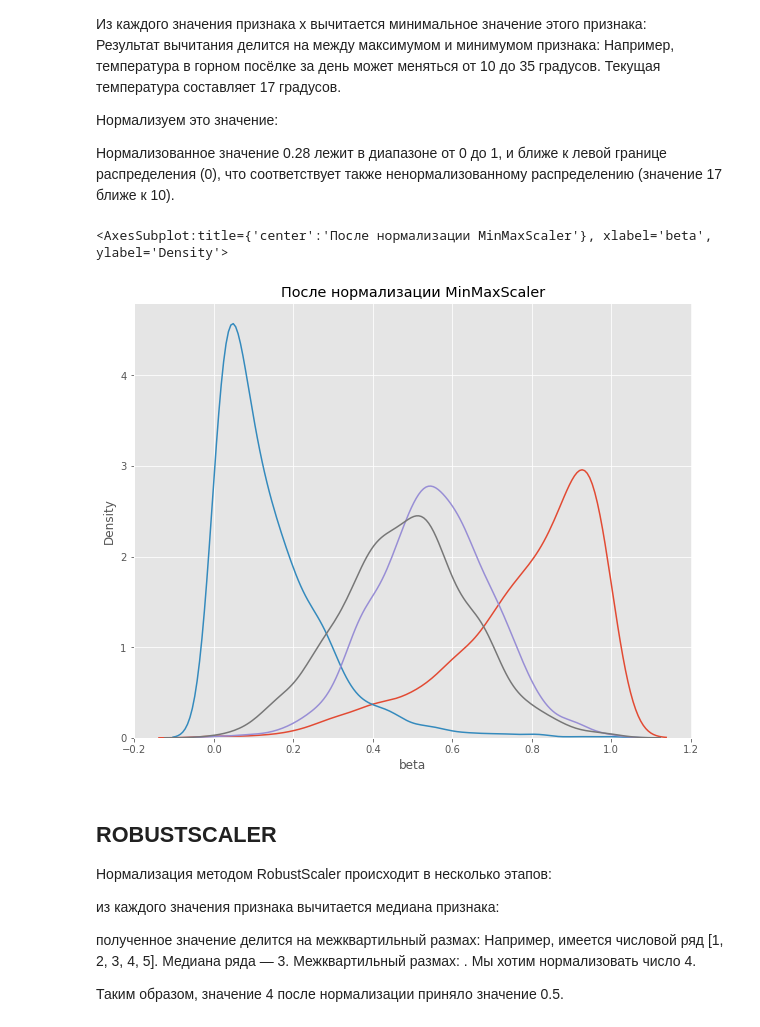
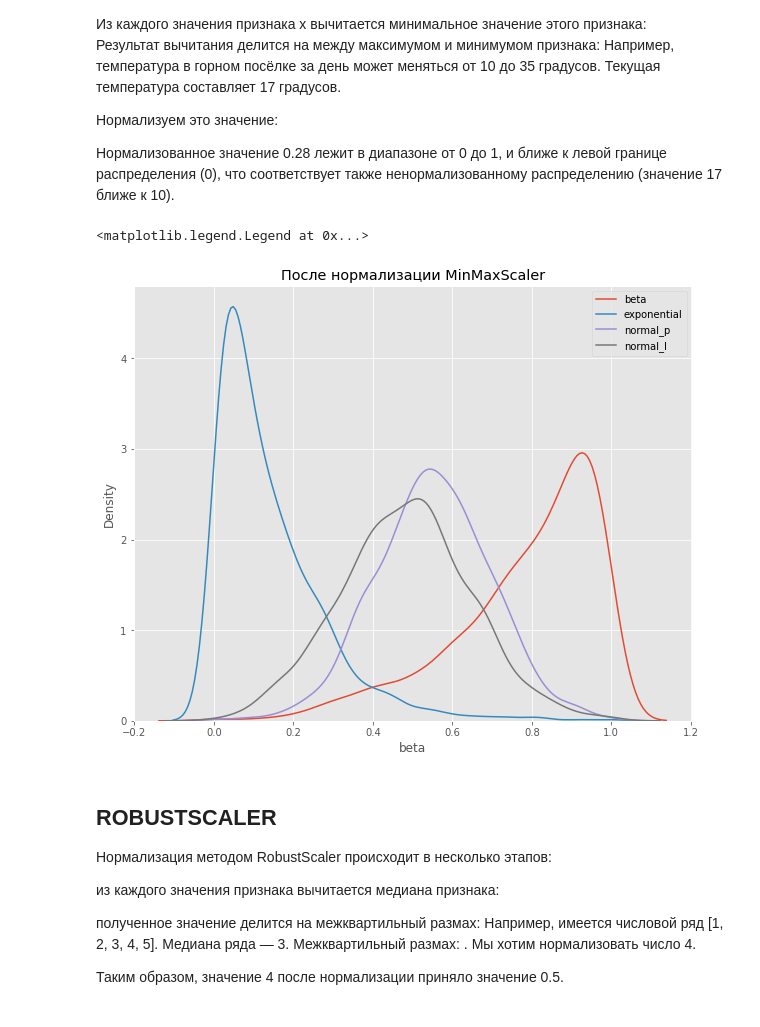
Before and after one commit to Dekoz3/VS_code, a Jupyter notebook: Skillfactory/EDA3 Feature Engineering/EDA3 Feature en datetime.ipynb, the cells around one changed output. Cells and saved outputs as stored; diff of their text form; code cells hidden in the pictures.

```diff
--- a/Skillfactory/EDA3 Feature Engineering/EDA3 Feature en datetime.ipynb
+++ b/Skillfactory/EDA3 Feature Engineering/EDA3 Feature en datetime.ipynb
@@ -363,27 +363,29 @@ df.describe()
 
 Нормализованное значение 0.28 лежит в диапазоне от 0 до 1, и ближе к левой границе распределения (0), что соответствует также ненормализованному распределению (значение 17 ближе к 10).
 # %%
-# Класс MinMaxScaler делает вышеописанную нормализацию автоматически при помощи функции преобразования fit_transform. Вы познакомитесь с ней подробнее в модулях машинного обучения.
+# Класс MinMaxScaler делает вышеописанную нормализацию автоматически при помощи функции преобразования fit_transform.
+# Вы познакомитесь с ней подробнее в модулях машинного обучения.
 
 # инициализируем нормализатор MinMaxScaler
 mm_scaler = preprocessing.MinMaxScaler()
 
 # копируем исходный датасет
 df_mm = mm_scaler.fit_transform(df)
 
 # Преобразуем промежуточный датасет в полноценный датафрейм для визуализации
 df_mm = pd.DataFrame(df_mm, columns=col_names)
 
 fig, (ax1) = plt.subplots(ncols=1, figsize=(10, 8))
 ax1.set_title('После нормализации MinMaxScaler')
 
-sns.kdeplot(df_mm['beta'], ax=ax1)
-sns.kdeplot(df_mm['exponential'], ax=ax1)
-sns.kdeplot(df_mm['normal_p'], ax=ax1)
-sns.kdeplot(df_mm['normal_l'], ax=ax1)
+sns.kdeplot(df_mm['beta'], ax=ax1, label ='beta')
+sns.kdeplot(df_mm['exponential'], ax=ax1, label ='exponential')
+sns.kdeplot(df_mm['normal_p'], ax=ax1, label ='normal_p')
+sns.kdeplot(df_mm['normal_l'], ax=ax1, label ='normal_l')
+plt.legend()
 # %% [output]
-<AxesSubplot:title={'center':'После нормализации MinMaxScaler'}, xlabel='beta', ylabel='Density'>
+<matplotlib.legend.Legend at 0x...>
-[figure, old version]
+[figure, new version]
 # %% [markdown]
 ## ROBUSTSCALER
 
```
Also changed, not shown: parts of 3 cells of this notebook, 6 other files.
